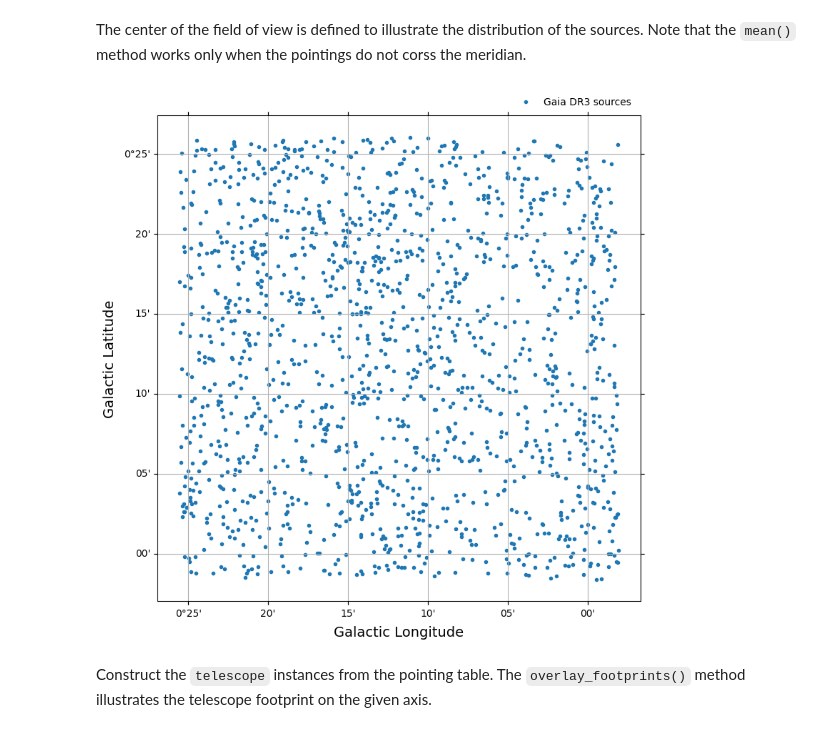
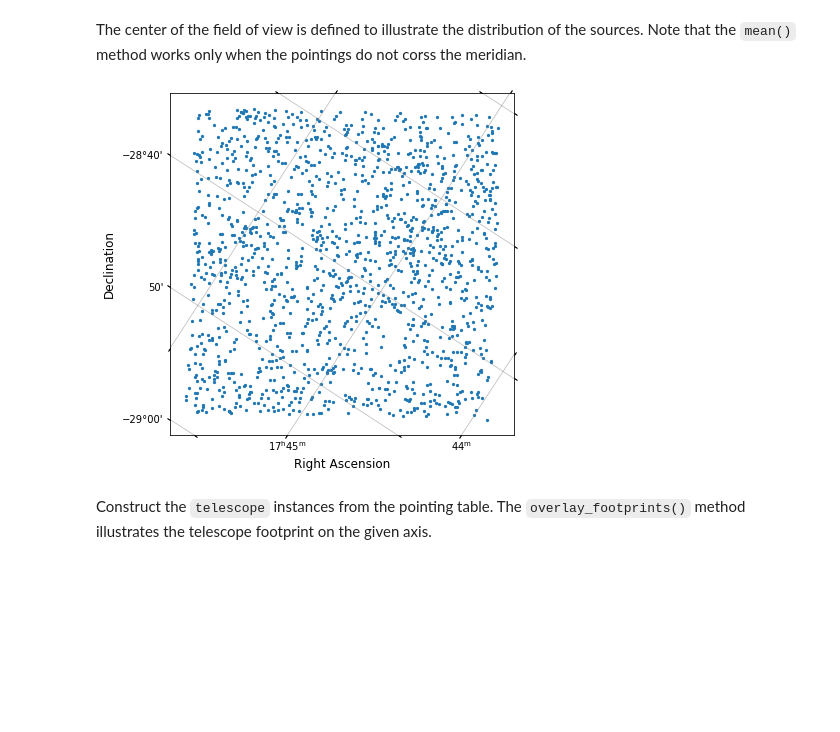
Before and after one commit to JASMINE-Mission/jasmine_warpfield, a Jupyter notebook: notebook/sample_01_on-sky_footprints.ipynb, the cells around one changed output. Saved outputs shown, nothing was run; the diff lists cells and outputs as text; code cells hidden in the pictures; blank space fills up the shorter version.

```diff
--- a/notebook/sample_01_on-sky_footprints.ipynb
+++ b/notebook/sample_01_on-sky_footprints.ipynb
@@ -9 +5,7 @@ from warpfield.telescope import display_sources, get_subplot, SourceTable
+# %%
+import matplotlib
+import matplotlib.pyplot as plt
+
+matplotlib.rcParams['legend.frameon'] = False
+matplotlib.rcParams['figure.dpi'] = 72
 # %%
@@ -17,19 +20,40 @@ from warpfield.telescope.jasmine import get_jasmine
 The sources and telescope pointings are retrieved from the data tables.
 Since the `source_table.txt` table contains duplicated sources, the sources are sifted by the `unique()` function on `catalog_id`.
 # %%
-catalog = SourceTable(
+catalog = SourceCatalog.from_qtable(
     unique(QTable.read('./data/source_table.txt', format='ascii.ipac'), 'source_id'))
 pointing = QTable.read('./data/pointing.txt', format='ascii.ipac')
+exposure = Exposure.from_qtable(pointing)
 # %% [markdown]
 The center of the field of view is defined to illustrate the distribution of the sources. Note that the `mean()` method works only when the pointings do not corss the meridian.
-# %%
-center = pointing.to_pandas().mean()
-fov_center = SkyCoord(center.ra*u.deg,center.dec*u.deg).galactic
-
-fig, ax = get_subplot(fov_center)
-display_sources(ax, catalog, marker='.', title='Gaia DR3 sources')
-# %% [output]
-[figure, removed]
+# %%
+center = pointing.to_pandas().mean()
+pa = 33.0
+c = np.cos(np.deg2rad(pa))
+s = np.sin(np.deg2rad(pa))
+wcs = WCS(naxis=2)
+wcs.wcs.crval = [center.ra, center.dec]
+wcs.wcs.cdelt = [-1.0 / 3600, 1.0 / 3600]
+wcs.wcs.ctype = ['RA---TAN', 'DEC--TAN']
+wcs.wcs.pc = [[c, -s], [s, c]]
+wcs.wcs.cunit = ['deg', 'deg']
+# %%
+fig = plt.figure(figsize=(6, 6))
+ax = fig.add_subplot(projection=wcs, label='overlays')
+
+coo = np.array([catalog.ra, catalog.dec]).T
+xy = wcs.wcs_world2pix(coo, 0)
+
+ax.coords.grid(True, color='gray', alpha=0.5)
+ax.scatter(xy[:, 0], xy[:, 1], s=5)
+ax.set_aspect(1.0)
+
+ax.set_xlabel('Right Ascension', fontsize=12)
+ax.set_ylabel('Declination', fontsize=12)
+fig.tight_layout()
+plt.show()
+# %% [output]
+[figure, added]
 # %% [markdown]
 Construct the `telescope` instances from the pointing table.
 The `overlay_footprints()` method illustrates the telescope footprint on the given axis.
```
Also changed, not shown: parts of 8 cells of this notebook, 9 other files.
